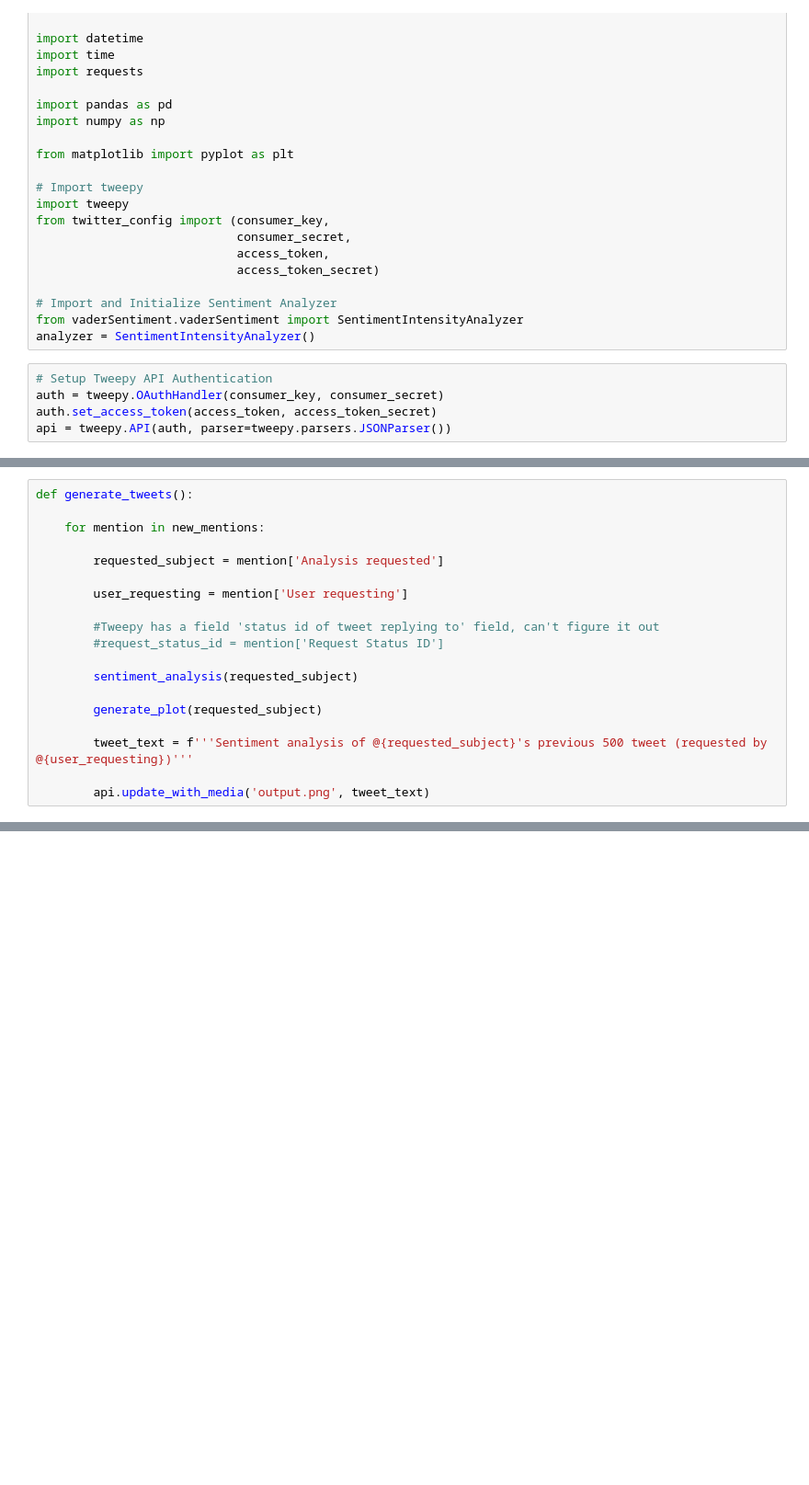
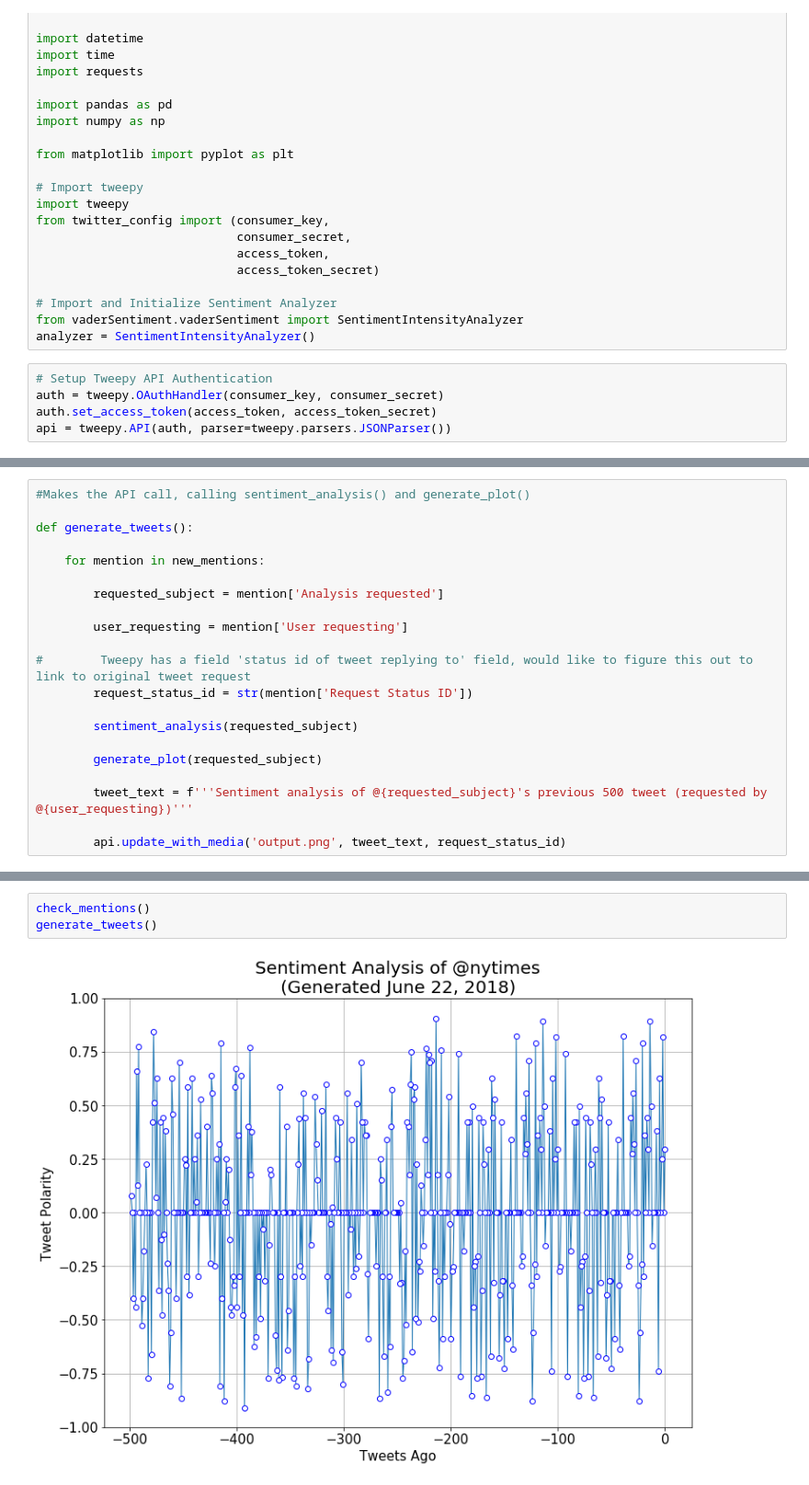
Before and after one commit to dchu101/SentimentAnalysisPlotBot, a Jupyter notebook: PlotBot_dchu.ipynb, the cells around one changed output, grey strips where cells are left out. Shown at 92% size. Saved outputs shown, nothing was run; the diff lists cells and outputs as text; blank space fills up the shorter version.

Commit message:
Updated variable names, added output PNG and README.md file

```diff
--- a/PlotBot_dchu.ipynb
+++ b/PlotBot_dchu.ipynb
@@ -157,5 +173,7 @@ def generate_plot(target_user):
     fig.savefig('output.png')
 # %%
+#Makes the API call, calling sentiment_analysis() and generate_plot()
+
 def generate_tweets():
 
     for mention in new_mentions:
@@ -164,8 +182,8 @@ def generate_tweets():
 
         user_requesting = mention['User requesting']
 
-        #Tweepy has a field 'status id of tweet replying to' field, can't figure it out
-        #request_status_id = mention['Request Status ID']
+#        Tweepy has a field 'status id of tweet replying to' field, would like to figure this out to link to original tweet request
+        request_status_id = str(mention['Request Status ID'])
 
         sentiment_analysis(requested_subject)
 
@@ -173,7 +191,7 @@ def generate_tweets():
 
         tweet_text = f'''Sentiment analysis of @{requested_subject}'s previous 500 tweet (requested by @{user_requesting})'''
 
-        api.update_with_media('output.png', tweet_text)
+        api.update_with_media('output.png', tweet_text, request_status_id)
 # %%
 #Testing functions
 
@@ -181,0 +202,5 @@ def generate_tweets():
+# %%
+check_mentions()
+generate_tweets()
+# %% [output]
+[figure, added]
```
Also changed, not shown: parts of 7 cells of this notebook, 9 other files.
